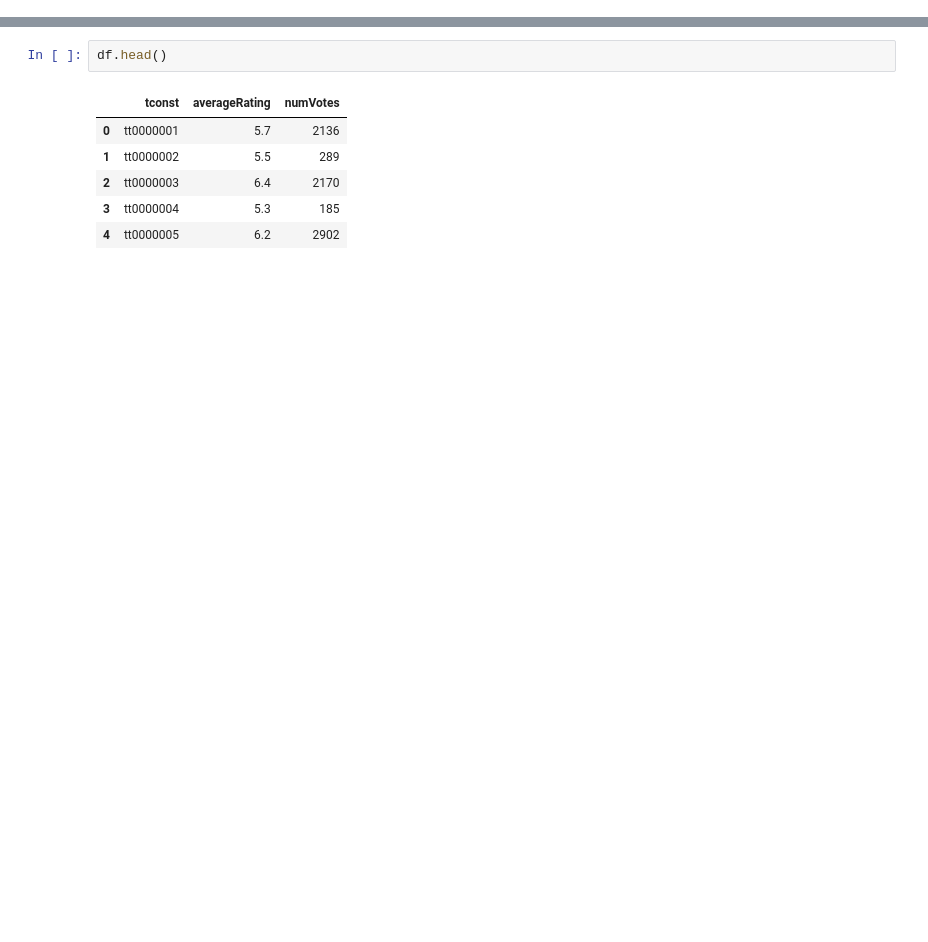
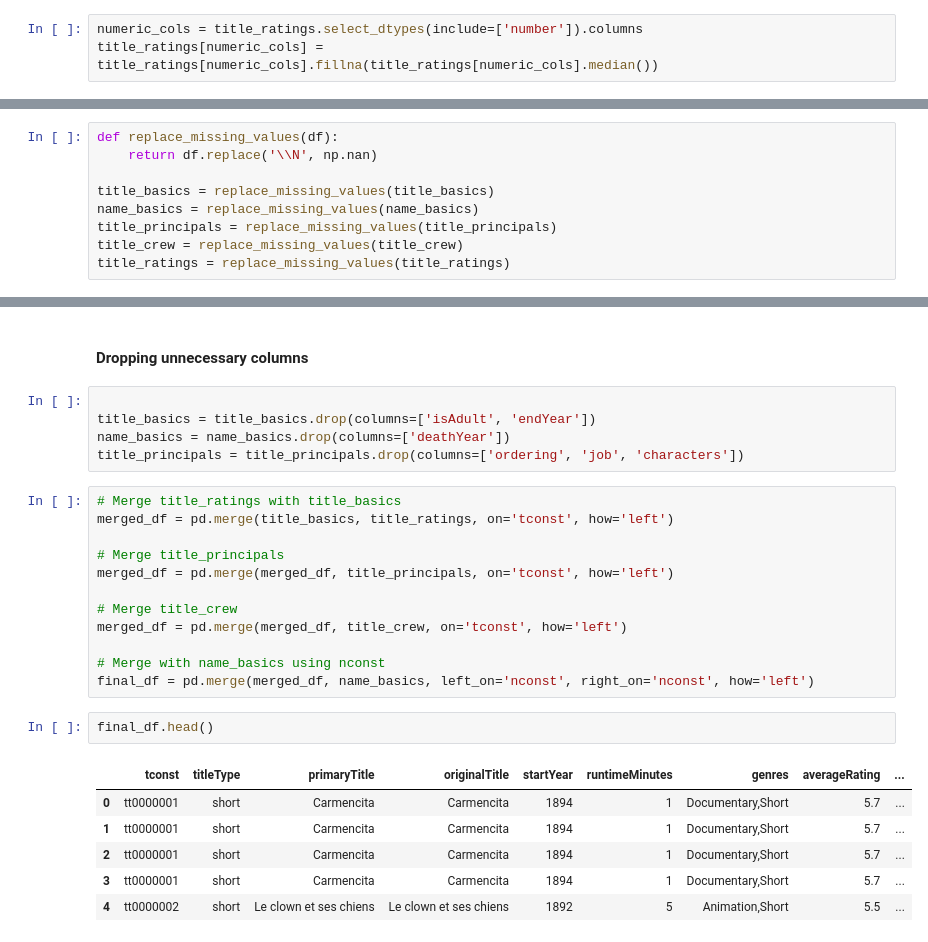
Before and after one commit to HVData-hub/Data-Analysis, a Jupyter notebook: ImdbDataAnalysis.ipynb, the cells around one changed output, grey strips where cells are left out. Cells and saved outputs as stored; diff of their text form; blank space fills up the shorter version.

```diff
--- a/ImdbDataAnalysis.ipynb
+++ b/ImdbDataAnalysis.ipynb
@@ -15,0 +93,3 @@ df = df.to_csv(r'C:\Users\sushe\Downloads\titleratingstsv.csv', index=False)
+# %%
+numeric_cols = title_ratings.select_dtypes(include=['number']).columns
+title_ratings[numeric_cols] = title_ratings[numeric_cols].fillna(title_ratings[numeric_cols].median())
@@ -15,0 +179,9 @@ df = df.to_csv(r'C:\Users\sushe\Downloads\titleratingstsv.csv', index=False)
+# %%
+def replace_missing_values(df):
+    return df.replace('\\N', np.nan)
+
+title_basics = replace_missing_values(title_basics)
+name_basics = replace_missing_values(name_basics)
+title_principals = replace_missing_values(title_principals)
+title_crew = replace_missing_values(title_crew)
+title_ratings = replace_missing_values(title_ratings)
@@ -16,9 +218,28 @@ df = df.to_csv(r'C:\Users\sushe\Downloads\titleratingstsv.csv', index=False)
+# %% [markdown]
+#### Dropping unnecessary columns
+# %%
+
+title_basics = title_basics.drop(columns=['isAdult', 'endYear'])
+name_basics = name_basics.drop(columns=['deathYear'])
+title_principals = title_principals.drop(columns=['ordering', 'job', 'characters'])
+# %%
+# Merge title_ratings with title_basics
+merged_df = pd.merge(title_basics, title_ratings, on='tconst', how='left')
+
+# Merge title_principals
+merged_df = pd.merge(merged_df, title_principals, on='tconst', how='left')
+
+# Merge title_crew
+merged_df = pd.merge(merged_df, title_crew, on='tconst', how='left')
+
+# Merge with name_basics using nconst
+final_df = pd.merge(merged_df, name_basics, left_on='nconst', right_on='nconst', how='left')
 # %%
-df.head()
+final_df.head()
 # %% [output]
-|  | tconst | averageRating | numVotes |
-| 0 | tt0000001 | 5.7 | 2136 |
-| 1 | tt0000002 | 5.5 | 289 |
-| 2 | tt0000003 | 6.4 | 2170 |
-| 3 | tt0000004 | 5.3 | 185 |
-| 4 | tt0000005 | 6.2 | 2902 |
+|  | tconst | titleType | primaryTitle | originalTitle | startYear | runtimeMinutes | genres | averageRating | ... |
+| 0 | tt0000001 | short | Carmencita | Carmencita | 1894 | 1 | Documentary,Short | 5.7 | ... |
+| 1 | tt0000001 | short | Carmencita | Carmencita | 1894 | 1 | Documentary,Short | 5.7 | ... |
+| 2 | tt0000001 | short | Carmencita | Carmencita | 1894 | 1 | Documentary,Short | 5.7 | ... |
+| 3 | tt0000001 | short | Carmencita | Carmencita | 1894 | 1 | Documentary,Short | 5.7 | ... |
+| 4 | tt0000002 | short | Le clown et ses chiens | Le clown et ses chiens | 1892 | 5 | Animation,Short | 5.5 | ... |
```
Also changed, not shown: parts of 34 cells of this notebook, 1 other file.
